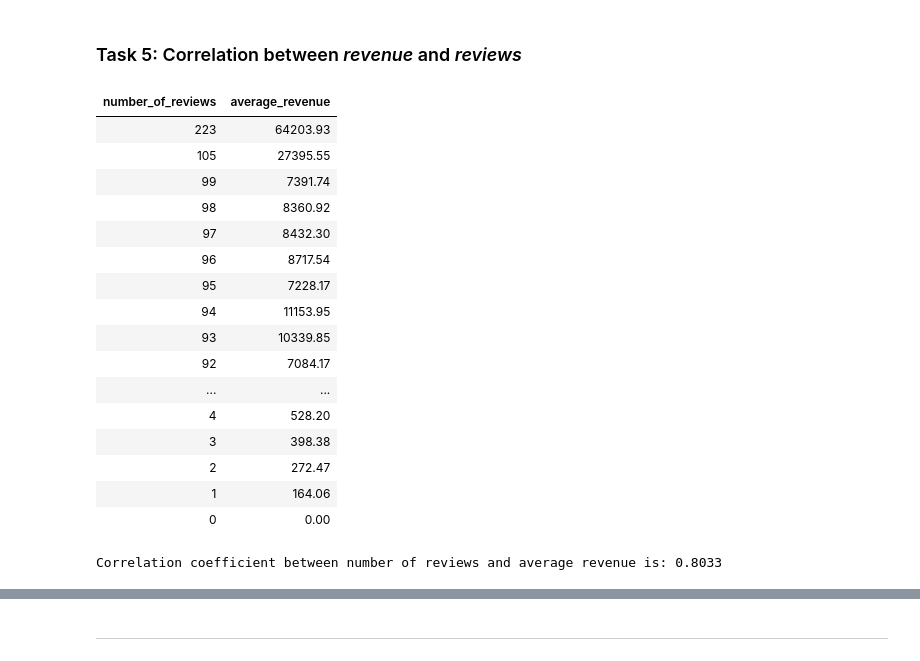
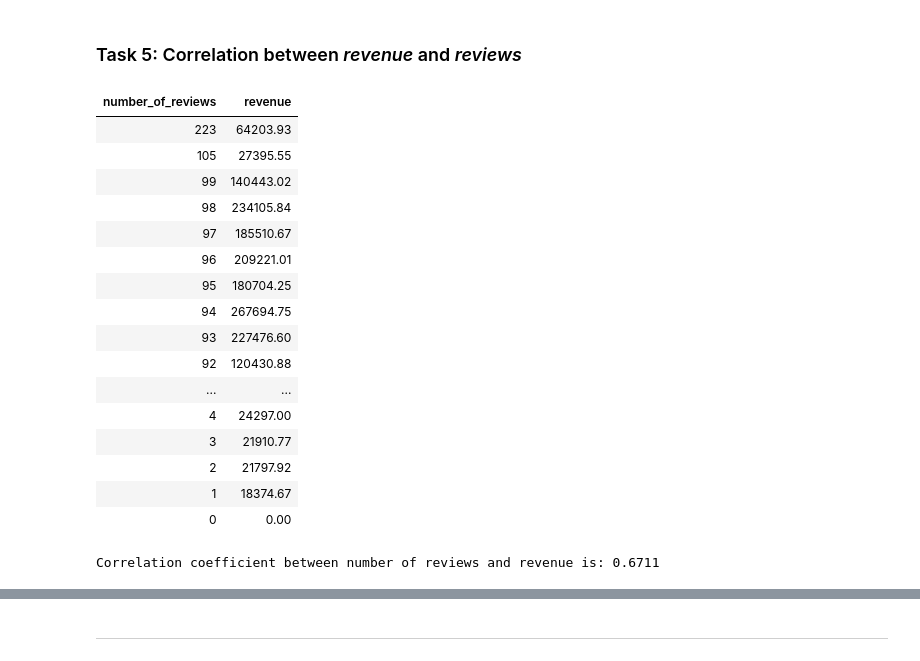
Before and after one commit to mennamamdouh/Optimizing-Online-Sports-Retail-Revenue, a Jupyter notebook: Optimizing Online Sports Retail Revenue.ipynb, the cells around one changed output, grey strips where cells are left out. Cells and saved outputs as stored; diff of their text form; code cells hidden in the pictures.

```diff
--- a/Optimizing Online Sports Retail Revenue.ipynb
+++ b/Optimizing Online Sports Retail Revenue.ipynb
@@ -386,45 +386,45 @@ setting_dataframe(columns, results)
 ### Task 5: Correlation between *revenue* and *reviews* ###
 # %%
 correlation = """
-    SELECT R.reviews AS number_of_reviews, ROUND(AVG(F.revenue), 2) AS average_revenue
+    SELECT R.reviews AS number_of_reviews, ROUND(SUM(F.revenue), 2) AS revenue
     FROM reviews AS R
     INNER JOIN finance AS F
         ON F.product_id = R.product_id
     GROUP BY number_of_reviews
     ORDER BY number_of_reviews DESC;
 """
 
 cursor.execute(correlation)
 columns = cursor.column_names
 results = cursor.fetchall()
 revenue_reviews = setting_dataframe(columns, results)
 display(revenue_reviews)
 # %% [output]
-| number_of_reviews | average_revenue |
+| number_of_reviews | revenue |
 | 223 | 64203.93 |
 | 105 | 27395.55 |
-| 99 | 7391.74 |
-| 98 | 8360.92 |
-| 97 | 8432.30 |
-| 96 | 8717.54 |
-| 95 | 7228.17 |
-| 94 | 11153.95 |
-| 93 | 10339.85 |
-| 92 | 7084.17 |
+| 99 | 140443.02 |
+| 98 | 234105.84 |
+| 97 | 185510.67 |
+| 96 | 209221.01 |
+| 95 | 180704.25 |
+| 94 | 267694.75 |
+| 93 | 227476.60 |
+| 92 | 120430.88 |
 | ... | ... |
-| 4 | 528.20 |
-| 3 | 398.38 |
-| 2 | 272.47 |
-| 1 | 164.06 |
+| 4 | 24297.00 |
+| 3 | 21910.77 |
+| 2 | 21797.92 |
+| 1 | 18374.67 |
 | 0 | 0.00 |
 # %%
 # 1. Turn df from styler type to dataframe type as it need to be
-df = setting_dataframe(columns, results).data
+revenue_reviews = setting_dataframe(columns, results).data
 # 2. turn the *revenue*  column into float instead of object(string)
-df['average_revenue'] = df['average_revenue'].astype('float')
+revenue_reviews['revenue'] = revenue_reviews['revenue'].astype('float')
 
 # 3. Get the correlation coefficient
-corr_coeff = df['average_revenue'].corr(df['number_of_reviews'])
-print("Correlation coefficient between number of reviews and average revenue is: {}".format(round(corr_coeff, 4)))
+corr_coeff = df['revenue'].corr(df['number_of_reviews'])
+print("Correlation coefficient between number of reviews and revenue is: {}".format(round(corr_coeff, 4)))
 # %% [output]
-Correlation coefficient between number of reviews and average revenue is: 0.8033
+Correlation coefficient between number of reviews and revenue is: 0.6711
```
Also changed, not shown: parts of 20 cells of this notebook.
